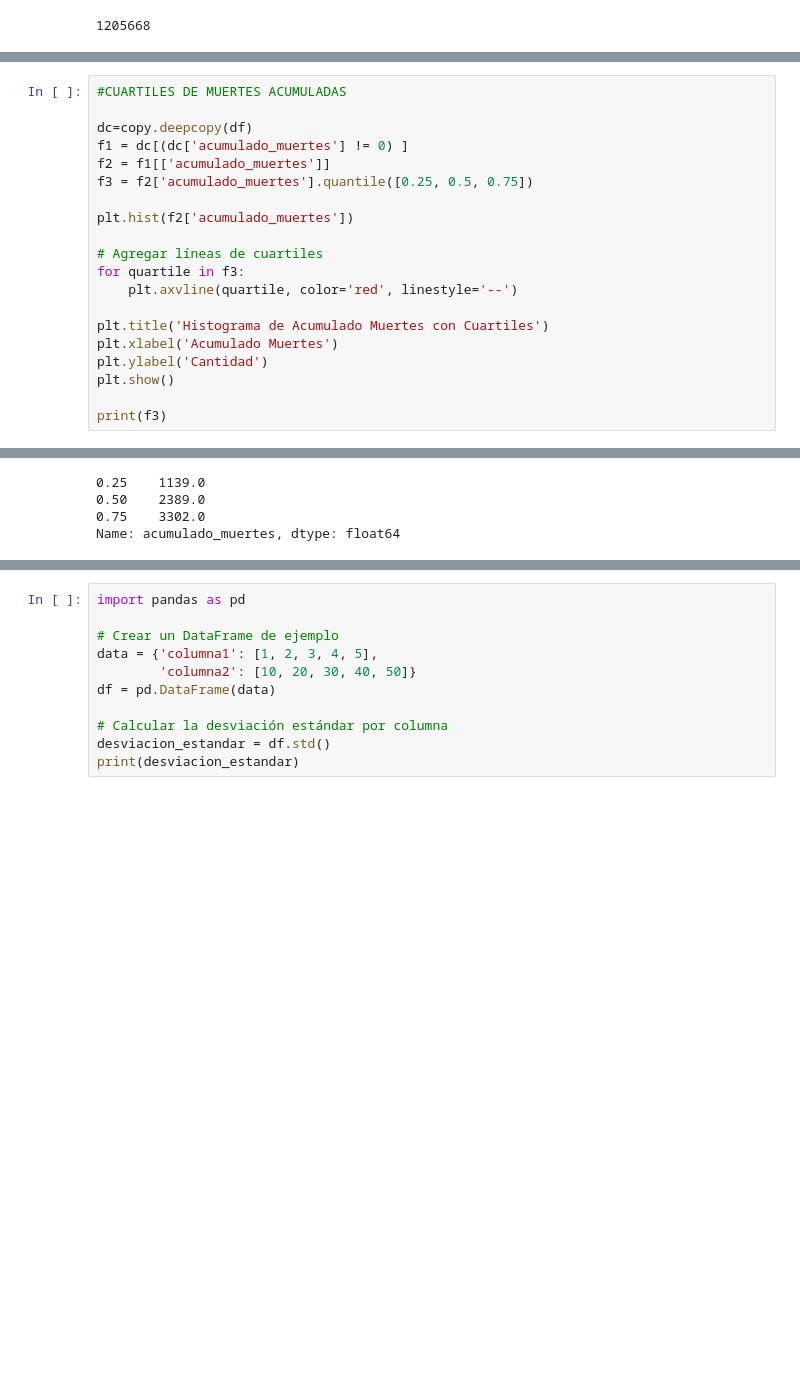
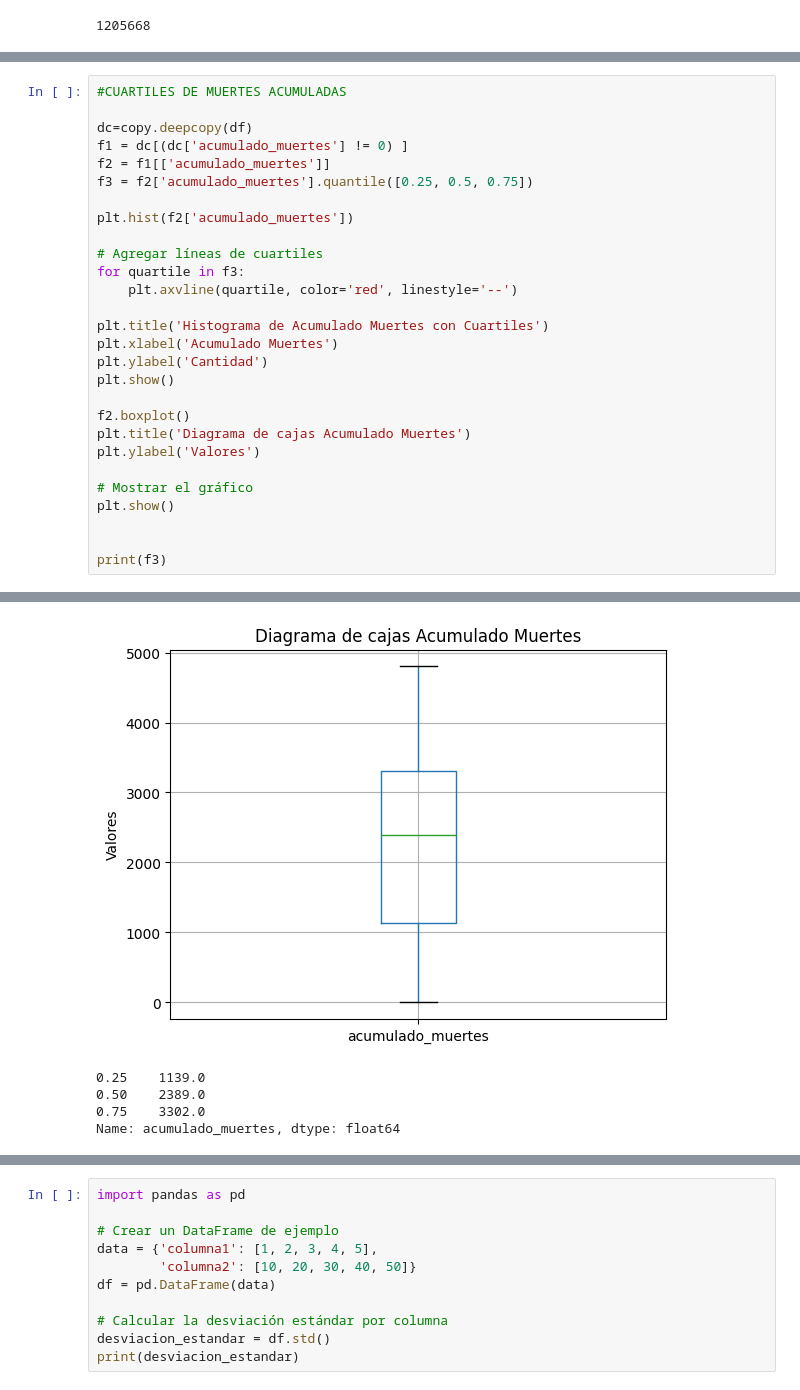
Before and after one commit to gkruiz/SEMI2_Practica1_2024, a Jupyter notebook: estadisticas.ipynb, the cells around one changed output, grey strips where cells are left out. Drawn from its saved outputs; the diff is of its cells as text; blank space fills up the shorter version.

```diff
--- a/estadisticas.ipynb
+++ b/estadisticas.ipynb
@@ -292,25 +302,34 @@ Name: nuevas_muertes, dtype: float64
 # %%
 #CUARTILES DE MUERTES ACUMULADAS
 
 dc=copy.deepcopy(df)
 f1 = dc[(dc['acumulado_muertes'] != 0) ]
 f2 = f1[['acumulado_muertes']]
 f3 = f2['acumulado_muertes'].quantile([0.25, 0.5, 0.75])
 
 plt.hist(f2['acumulado_muertes'])
 
 # Agregar líneas de cuartiles
 for quartile in f3:
     plt.axvline(quartile, color='red', linestyle='--')
 
 plt.title('Histograma de Acumulado Muertes con Cuartiles')
 plt.xlabel('Acumulado Muertes')
 plt.ylabel('Cantidad')
 plt.show()
 
+f2.boxplot()
+plt.title('Diagrama de cajas Acumulado Muertes')
+plt.ylabel('Valores')
+
+# Mostrar el gráfico
+plt.show()
+
+
 print(f3)
 # %% [output]
 [figure]
+[figure, added]
 0.25    1139.0
 0.50    2389.0
 0.75    3302.0
```
Also changed, not shown: parts of 3 cells of this notebook, 6 other files.
